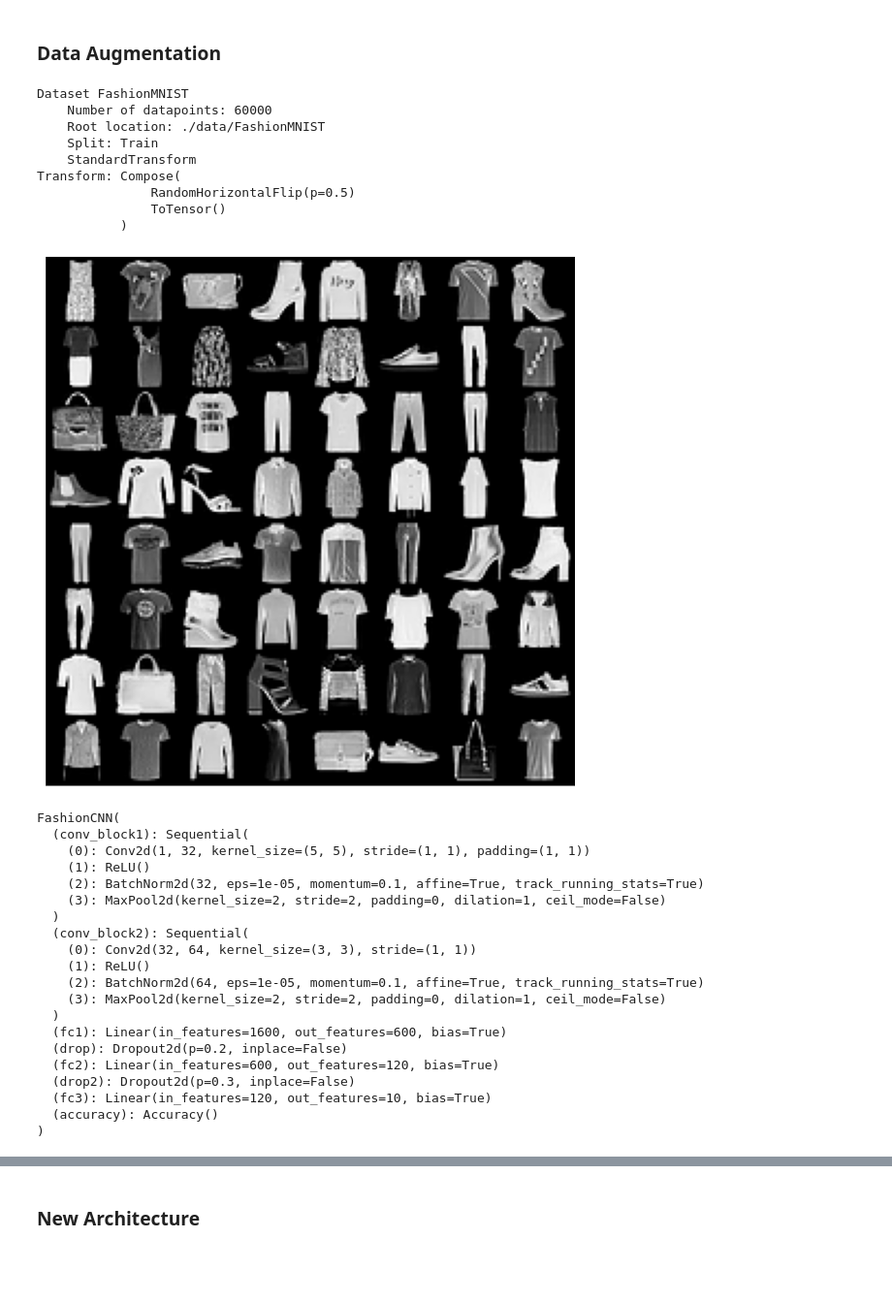
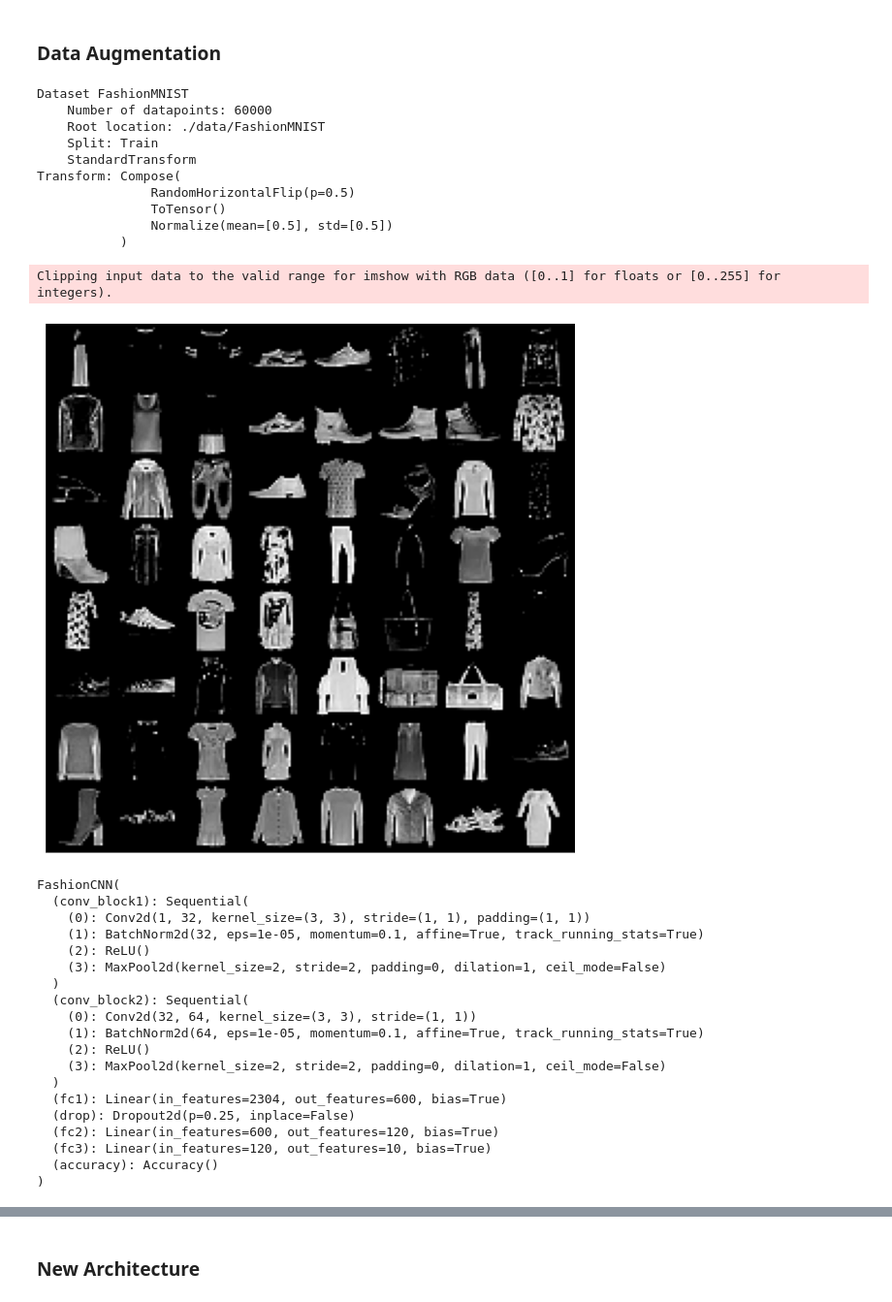
Before and after one commit to JLechuga94/DeepLearning, a Jupyter notebook: T4/tutorial04a.ipynb, the cells around one changed output, grey strips where cells are left out. Shown at 97% size. Saved outputs shown, nothing was run; the diff lists cells and outputs as text; code cells hidden in the pictures; blank space fills up the shorter version.

```diff
--- a/T4/tutorial04a.ipynb
+++ b/T4/tutorial04a.ipynb
@@ -542,7 +383,7 @@ transformers = transforms.Compose([
     #transforms.RandomVerticalFlip(),
     #transforms.RandomRotation(90, interpolation=transforms.InterpolationMode.BILINEAR),
     transforms.ToTensor(),
-    #transforms.Normalize([0.5,],[0.5,])
+    transforms.Normalize([0.5,],[0.5,])
 ])
 # %%
 # We just make data augmentation for the training dataset
@@ -553,7 +394,7 @@ train_t = torchvision.datasets.FashionMNIST(
     transform = transformers
 )
 
-train_loader_t = DataLoader(train_t, batch_size=64, num_workers=workers, shuffle=True)
+augmented_loader = DataLoader(train_t, batch_size=64, num_workers=workers, shuffle=True)
 # %%
 train_t
 # %% [output]
@@ -565,34 +406,35 @@ Dataset FashionMNIST
 Transform: Compose(
                RandomHorizontalFlip(p=0.5)
                ToTensor()
+               Normalize(mean=[0.5], std=[0.5])
            )
 # %%
-train_t_iter = iter(train_loader_t)
+train_t_iter = iter(augmented_loader)
 images_t, labels_t = next(train_t_iter)
 show_images(torchvision.utils.make_grid(images_t))
 # %% [output]
+Clipping input data to the valid range for imshow with RGB data ([0..1] for floats or [0..255] for integers).
-[figure, old version]
+[figure, new version]
 # %%
-net_aug = FashionCNN("AugModel")
+net_aug = FashionCNN("Augmented")
 print(net_aug)
 # %% [output]
 FashionCNN(
   (conv_block1): Sequential(
-    (0): Conv2d(1, 32, kernel_size=(5, 5), stride=(1, 1), padding=(1, 1))
-    (1): ReLU()
-    (2): BatchNorm2d(32, eps=1e-05, momentum=0.1, affine=True, track_running_stats=True)
+    (0): Conv2d(1, 32, kernel_size=(3, 3), stride=(1, 1), padding=(1, 1))
+    (1): BatchNorm2d(32, eps=1e-05, momentum=0.1, affine=True, track_running_stats=True)
+    (2): ReLU()
     (3): MaxPool2d(kernel_size=2, stride=2, padding=0, dilation=1, ceil_mode=False)
   )
   (conv_block2): Sequential(
     (0): Conv2d(32, 64, kernel_size=(3, 3), stride=(1, 1))
-    (1): ReLU()
-    (2): BatchNorm2d(64, eps=1e-05, momentum=0.1, affine=True, track_running_stats=True)
+    (1): BatchNorm2d(64, eps=1e-05, momentum=0.1, affine=True, track_running_stats=True)
+    (2): ReLU()
     (3): MaxPool2d(kernel_size=2, stride=2, padding=0, dilation=1, ceil_mode=False)
   )
-  (fc1): Linear(in_features=1600, out_features=600, bias=True)
-  (drop): Dropout2d(p=0.2, inplace=False)
+  (fc1): Linear(in_features=2304, out_features=600, bias=True)
+  (drop): Dropout2d(p=0.25, inplace=False)
   (fc2): Linear(in_features=600, out_features=120, bias=True)
-  (drop2): Dropout2d(p=0.3, inplace=False)
   (fc3): Linear(in_features=120, out_features=10, bias=True)
   (accuracy): Accuracy()
 )
```
Also changed, not shown: parts of 35 cells of this notebook.
